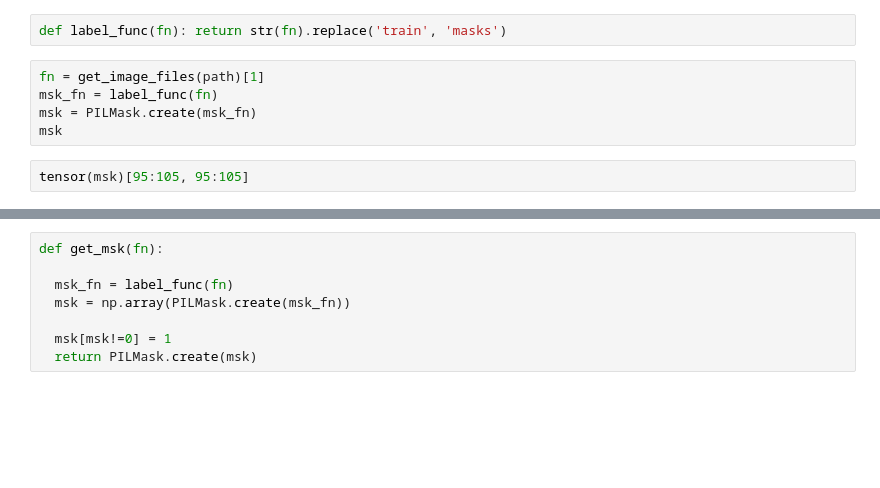
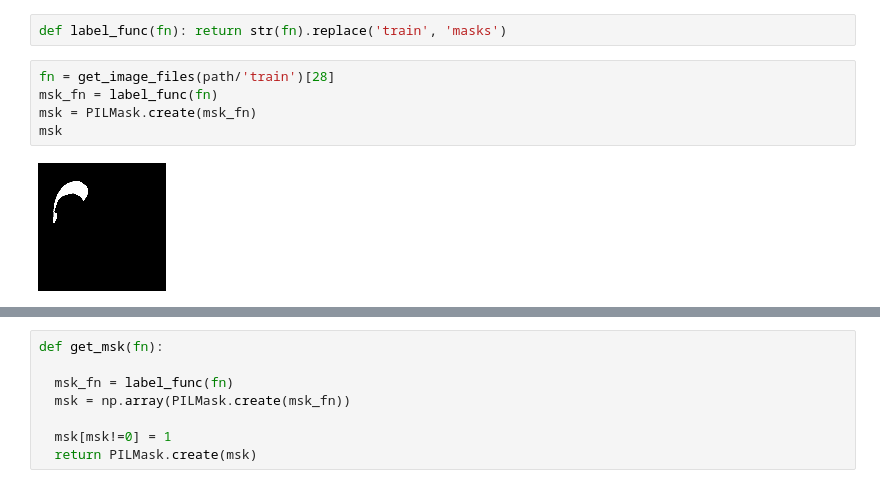
Before and after one commit to mrkcmd/bualabs, a Jupyter notebook: nbs/03c_image_segmentation_siim_acr_pneumothorax_fastai2.ipynb, the cells around one changed output, grey strips where cells are left out. Drawn from its saved outputs; the diff is of its cells as text; blank space fills up the shorter version.

```diff
--- a/nbs/03c_image_segmentation_siim_acr_pneumothorax_fastai2.ipynb
+++ b/nbs/03c_image_segmentation_siim_acr_pneumothorax_fastai2.ipynb
@@ -292,9 +378,9 @@ class EchoingTransform(ItemTransform):
 # %%
 def label_func(fn): return str(fn).replace('train', 'masks')
 # %%
-fn = get_image_files(path)[1]
+fn = get_image_files(path/'train')[28]
 msk_fn = label_func(fn)
 msk = PILMask.create(msk_fn)
 msk
+# %% [output]
+[figure, added]
-# %%
-tensor(msk)[95:105, 95:105]
```
Also changed, not shown: parts of 40 cells of this notebook.
